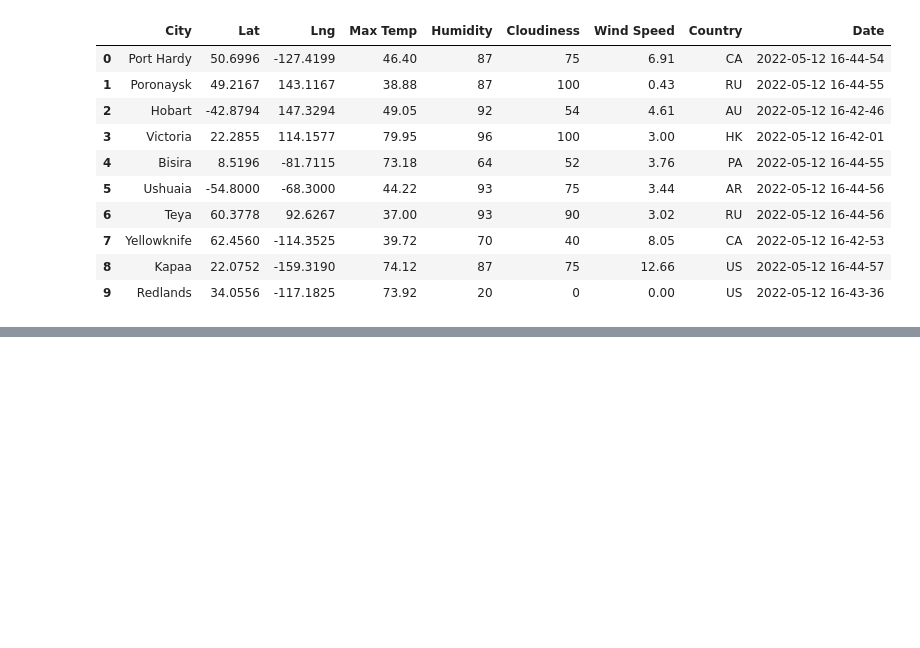
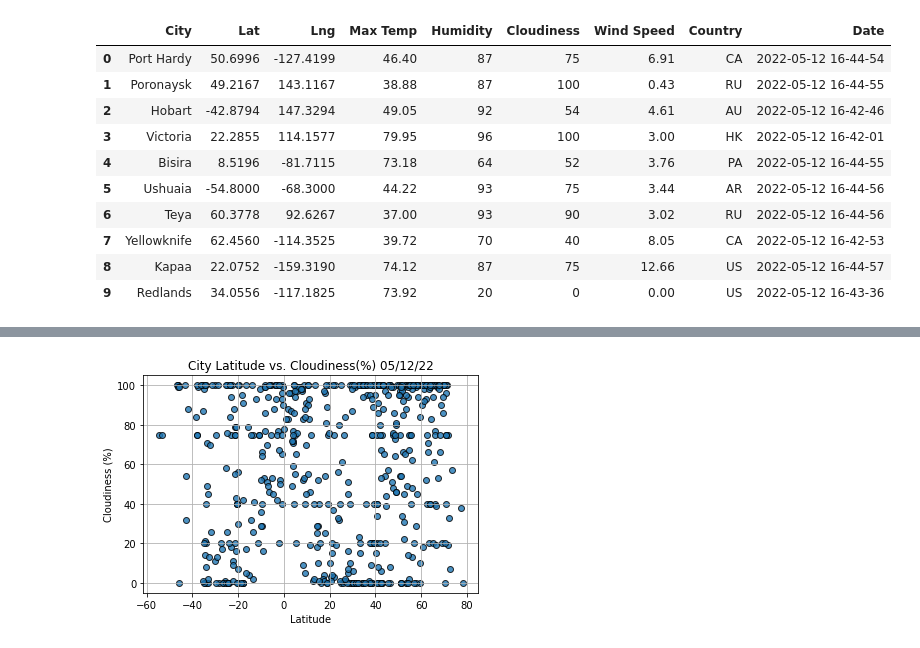
Before and after one commit to barbosac5/World_Weather_Analysis, a Jupyter notebook: WeatherPy.ipynb, the cells around one changed output, grey strips where cells are left out. Saved outputs shown, nothing was run; the diff lists cells and outputs as text; code cells hidden in the pictures; blank space fills up the shorter version.

```diff
--- a/WeatherPy.ipynb
+++ b/WeatherPy.ipynb
@@ -283,23 +287,25 @@ city_data_df.to_csv(output_data_file, index_label = "City_ID")
 # %%
 # Import time module
-#import time
+import time
 
 # Build the scatter plot for latitude vs. cloudiness
-#plt.scatter(lats,
-           #cloudiness,
-           #edgecolor = "black", linewidth = 1, marker = "o",
-           #alpha = 0.8, label = "Cities")
+plt.scatter(lats,
+            cloudiness,
+            edgecolor = "black", linewidth = 1, marker = "o",
+            alpha = 0.8, label = "Cities")
 
 # Incorporate the other graph products
-#plt.title(f"City Latitude vs. Cloudiness(%) "+ time.strftime("%x"))
-#plt.ylabel("Cloudiness (%)")
-#plt.xlabel("Latitude")
-#plt.grid(True)
+plt.title(f"City Latitude vs. Cloudiness(%) "+ time.strftime("%x"))
+plt.ylabel("Cloudiness (%)")
+plt.xlabel("Latitude")
+plt.grid(True)
 
 # Save the figure
 #plt.savefig(weather_data/Fig3.png)
 
 # Show the plot
-#plt.show()
+plt.show()
+# %% [output]
+[figure, added]
 # %%
 # Import time module
```
Also changed, not shown: parts of 19 cells of this notebook.
